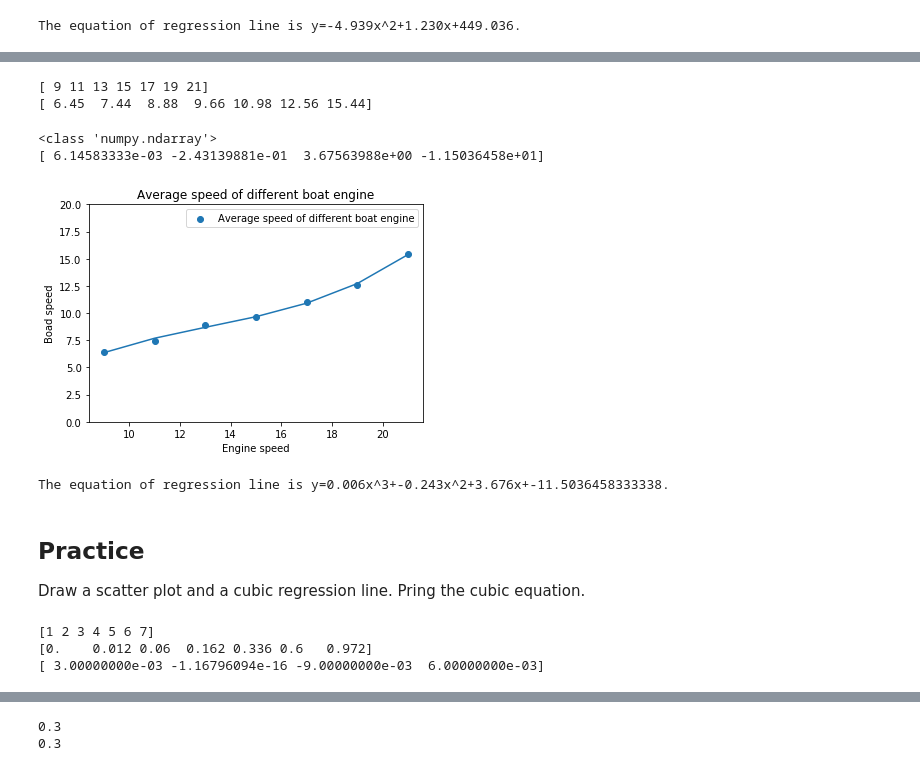
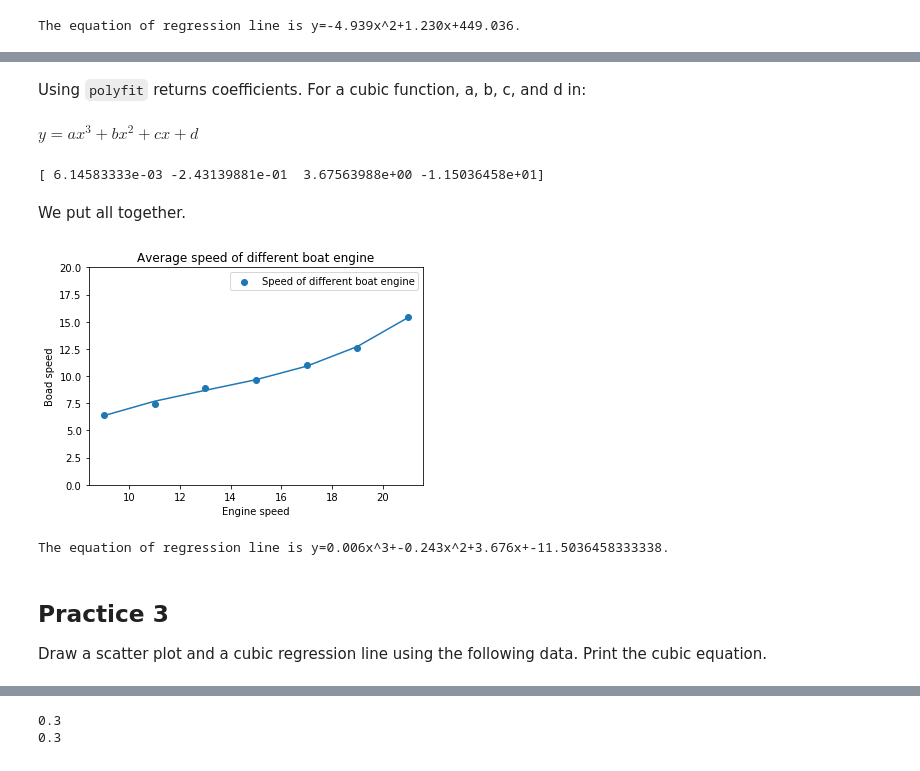
Before and after one commit to shinokada/python-for-ib-diploma-mathematics, a Jupyter notebook: Modelling_functions.ipynb, the cells around one changed output, grey strips where cells are left out. Saved outputs shown, nothing was run; the diff lists cells and outputs as text; code cells hidden in the pictures.

```diff
--- a/Modelling_functions.ipynb
+++ b/Modelling_functions.ipynb
@@ -313,50 +318,56 @@ import matplotlib.pyplot as plt
 
 engspeed = np.arange(9,23,2)
 avespeed = np.array([6.45,7.44,8.88,9.66,10.98,12.56,15.44])
-print(engspeed)
-print(avespeed)
-# %% [output]
-[ 9 11 13 15 17 19 21]
-[ 6.45  7.44  8.88  9.66 10.98 12.56 15.44]
+# %% [markdown]
+Using `polyfit` returns coefficients. For a cubic function, a, b, c, and d in:
+# %% [markdown]
+ $y=ax^3+bx^2+cx+d$
 # %%
 coef = np.polyfit(engspeed, avespeed, 3)
-print(type(coef))
 print(coef)
 # %% [output]
-<class 'numpy.ndarray'>
 [ 6.14583333e-03 -2.43139881e-01  3.67563988e+00 -1.15036458e+01]
+# %% [markdown]
+We put all together.
 # %%
 import numpy as np
 import matplotlib.pyplot as plt
+from matplotlib.ticker import MaxNLocator
 %matplotlib inline
-from matplotlib.ticker import MaxNLocator
+
 
 ax = plt.figure().gca()
 ax.xaxis.set_major_locator(MaxNLocator(integer=True))
+
 engspeed = np.arange(9,23,2)
 avespeed = np.array([6.45,7.44,8.88,9.66,10.98,12.56,15.44])
-plt.scatter(engspeed,avespeed,label='Average speed of different boat engine')
+
+engspeed = np.arange(9,23,2)
+avespeed = np.array([6.45,7.44,8.88,9.66,10.98,12.56,15.44])
+
+plt.scatter(engspeed,avespeed,label='Speed of different boat engine')
 
 coef = np.polyfit(engspeed, avespeed, 3)
 equ = np.poly1d(coef)
 y = equ(engspeed)
 plt.plot(engspeed, y)
 
 plt.title("Average speed of different boat engine")
 plt.xlabel('Engine speed')
 plt.ylabel('Boad speed')
 plt.ylim(0,20)
 plt.legend()
 plt.show()
 
-print(f'The equation of regression line is y={coef[0]:.3f}x^3+{coef[1]:.3f}x^2+{coef[2]:.3f}x+{coef[3]}.')
+a, b, c, d = coef
+print(f'The equation of regression line is y={a:.3f}x^3+{b:.3f}x^2+{c:.3f}x+{d}.')
 # %% [output]
-[figure, old version]
+[figure, new version]
 The equation of regression line is y=0.006x^3+-0.243x^2+3.676x+-11.5036458333338.
 # %% [markdown]
-## Practice
+## Practice 3
 
-Draw a scatter plot and a cubic regression line. Pring the cubic equation.
+Draw a scatter plot and a cubic regression line using the following data. Print the cubic equation.
 # %%
 import numpy as np
 import matplotlib.pyplot as plt
@@ -364,12 +375,3 @@ import matplotlib.pyplot as plt
 
 x=np.arange(1,8)
 y=np.array([0,0.012,0.06,0.162,0.336,0.6,0.972])
-
-print(x)
-print(y)
-coef = np.polyfit(x, y, 3)
-print(coef)
-# %% [output]
-[1 2 3 4 5 6 7]
-[0.    0.012 0.06  0.162 0.336 0.6   0.972]
-[ 3.00000000e-03 -1.16796094e-16 -9.00000000e-03  6.00000000e-03]
```
Also changed, not shown: parts of 42 cells of this notebook.
